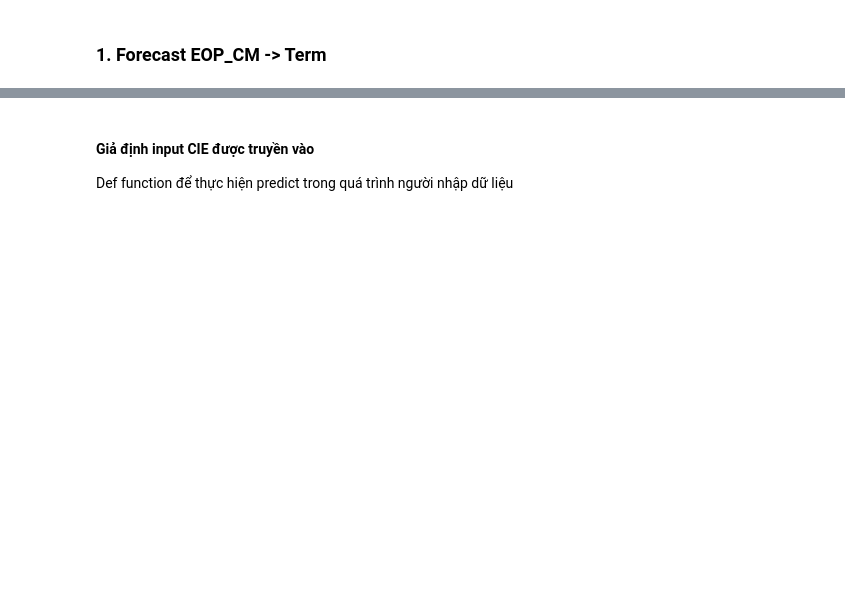
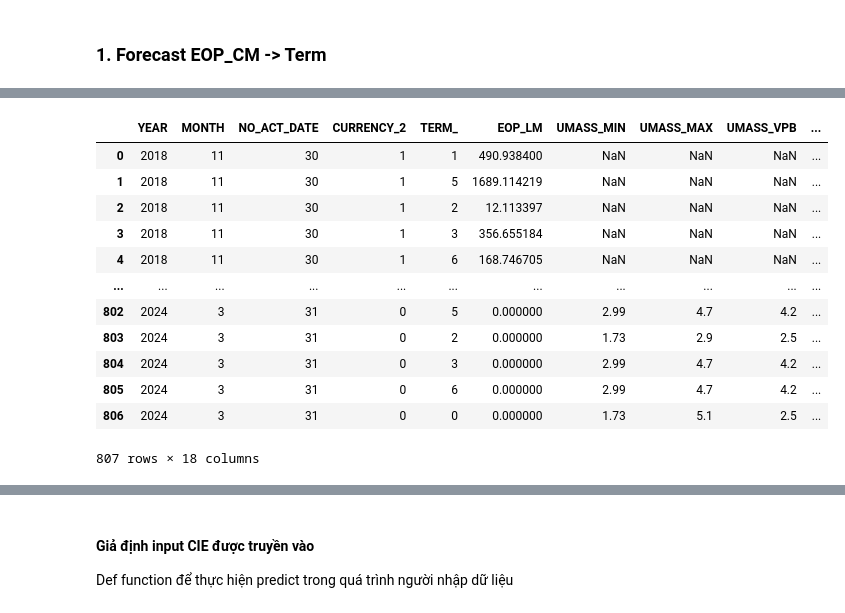
Before and after one commit to Hiienng/Crawling, a Jupyter notebook: TD_Mainmodel2.0_EOP_V8.ipynb, the cells around one changed output, grey strips where cells are left out. Drawn from its saved outputs; the diff is of its cells as text; code cells hidden in the pictures; blank space fills up the shorter version.

```diff
--- a/TD_Mainmodel2.0_EOP_V8.ipynb
+++ b/TD_Mainmodel2.0_EOP_V8.ipynb
@@ -233,0 +230,16 @@ See the caveats in the documentation: https://pandas.pydata.org/pandas-docs/stab
+# %%
+x_test
+# %% [output]
+|  | YEAR | MONTH | NO_ACT_DATE | CURRENCY_2 | TERM_ | EOP_LM | UMASS_MIN | UMASS_MAX | UMASS_VPB | ... |
+| 0 | 2018 | 11 | 30 | 1 | 1 | 490.938400 | NaN | NaN | NaN | ... |
+| 1 | 2018 | 11 | 30 | 1 | 5 | 1689.114219 | NaN | NaN | NaN | ... |
+| 2 | 2018 | 11 | 30 | 1 | 2 | 12.113397 | NaN | NaN | NaN | ... |
+| 3 | 2018 | 11 | 30 | 1 | 3 | 356.655184 | NaN | NaN | NaN | ... |
+| 4 | 2018 | 11 | 30 | 1 | 6 | 168.746705 | NaN | NaN | NaN | ... |
+| ... | ... | ... | ... | ... | ... | ... | ... | ... | ... | ... |
+| 802 | 2024 | 3 | 31 | 0 | 5 | 0.000000 | 2.99 | 4.7 | 4.2 | ... |
+| 803 | 2024 | 3 | 31 | 0 | 2 | 0.000000 | 1.73 | 2.9 | 2.5 | ... |
+| 804 | 2024 | 3 | 31 | 0 | 3 | 0.000000 | 2.99 | 4.7 | 4.2 | ... |
+| 805 | 2024 | 3 | 31 | 0 | 6 | 0.000000 | 2.99 | 4.7 | 4.2 | ... |
+| 806 | 2024 | 3 | 31 | 0 | 0 | 0.000000 | 1.73 | 5.1 | 2.5 | ... |
+807 rows × 18 columns
```
Also changed, not shown: parts of 13 cells of this notebook, 6 other files.
